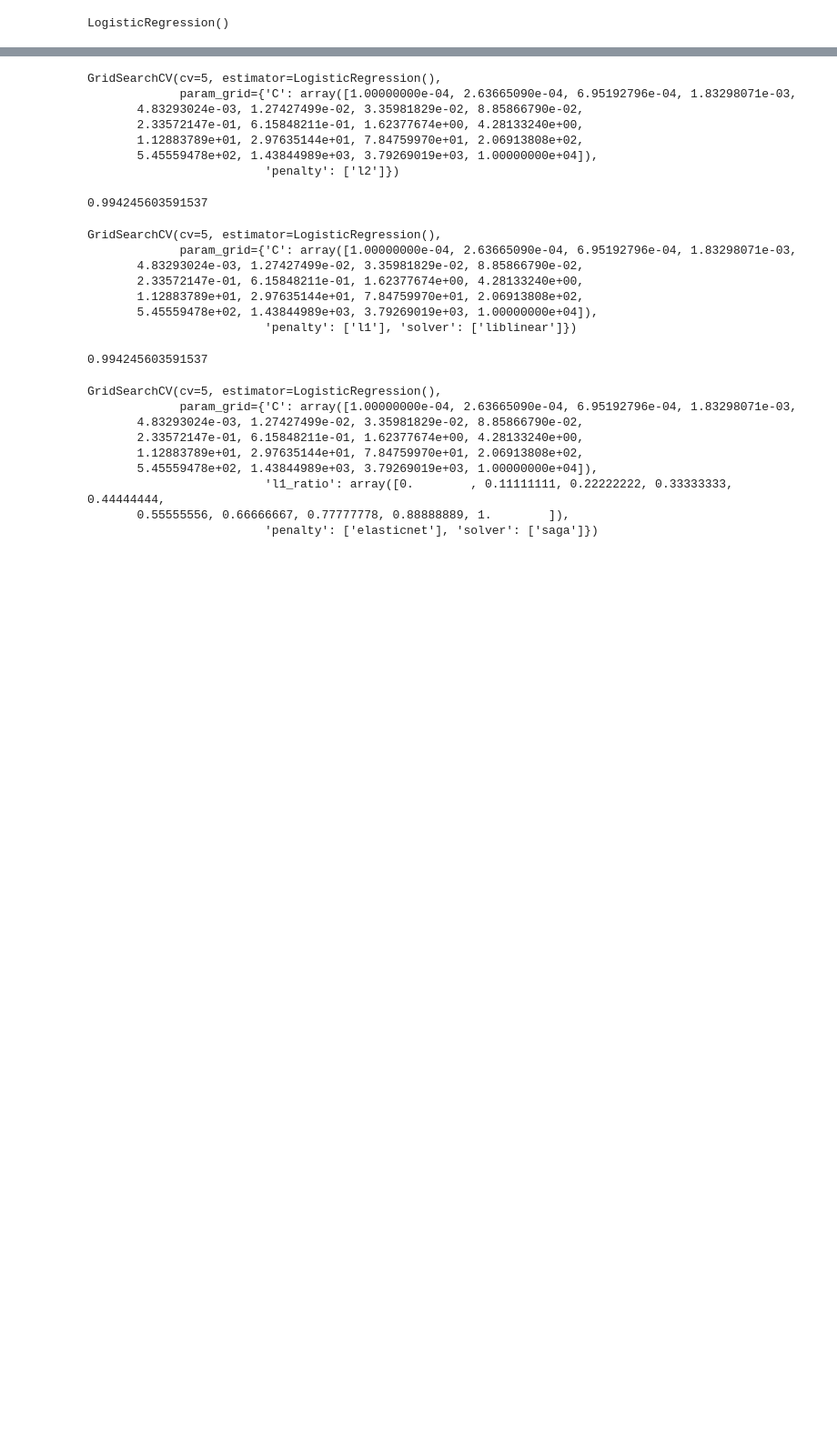
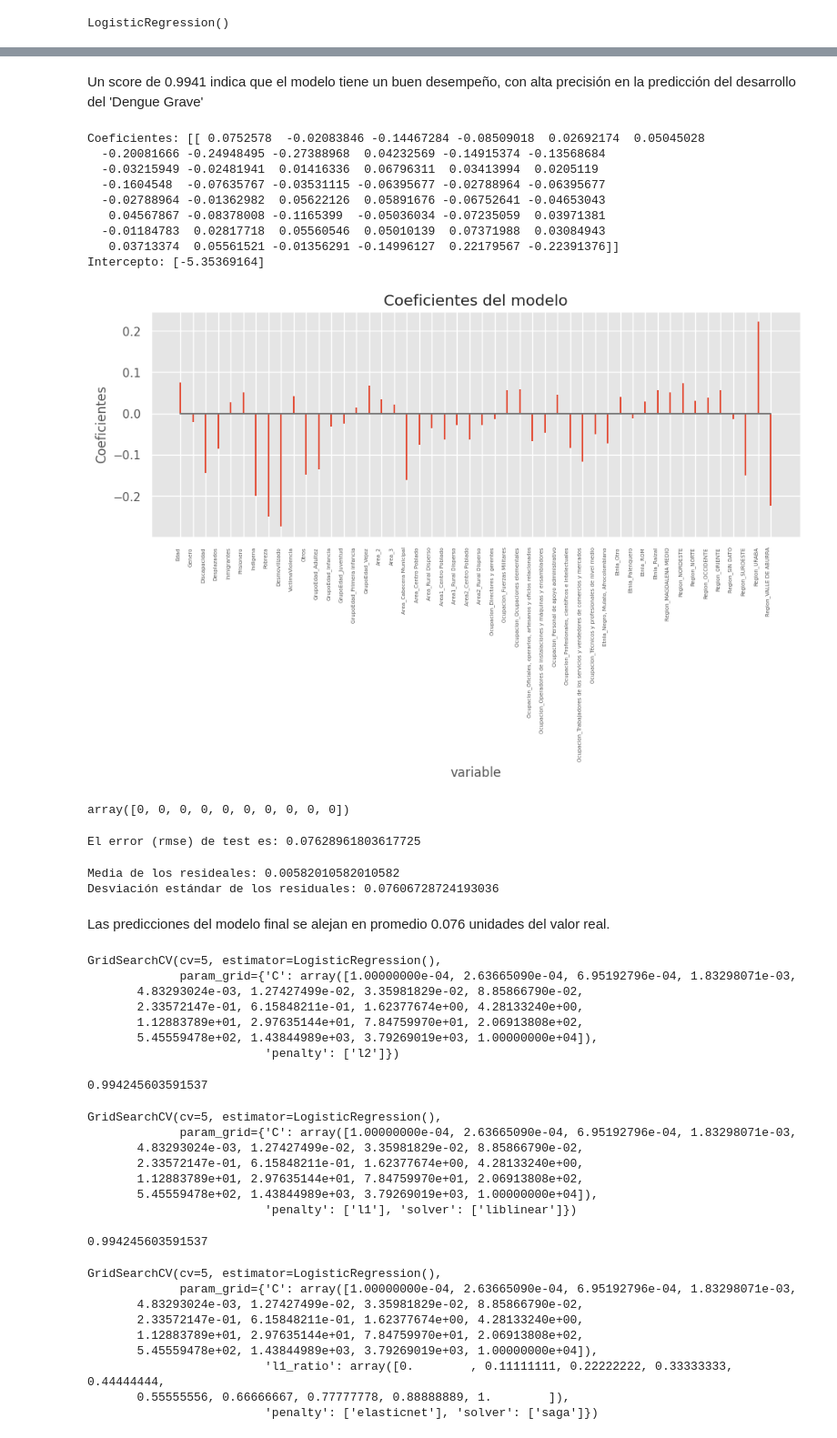
Before and after one commit to cam2149/MachinelearningI, a Jupyter notebook: Examen3_Ejercicio4.ipynb, the cells around one changed output, grey strips where cells are left out. Shown at 91% size. Drawn from its saved outputs; the diff is of its cells as text; code cells hidden in the pictures; blank space fills up the shorter version.

```diff
--- a/Examen3_Ejercicio4.ipynb
+++ b/Examen3_Ejercicio4.ipynb
@@ -220,16 +385,16 @@ dfDengue.tail()
 # %%
 # Filtrar las variables socio-demográficas
-socio_demo_vars = ['Edad', 'GrupoEdad', 'Genero', 'Area', 'Area1', 'Area2','Ocupacion', 'Etnia', 'Discapacidad', 'Desplazados', 'Inmigrantes', 'Prisionero', 'Embarazada', 'Indigena', 'Pobreza', 'Gestante','Desmovilizado', 'VictimaViolencia', 'Otros', 'Region', 'NombreEvento']
-df_socio_demo = dfDengue[socio_demo_vars].copy()
+socio_demo_vars = ['Edad', 'GrupoEdad', 'Genero', 'Area', 'Area1', 'Area2','Ocupacion', 'Etnia', 'Discapacidad', 'Desplazados', 'Inmigrantes', 'Prisionero', 'Indigena', 'Pobreza', 'Desmovilizado', 'VictimaViolencia', 'Otros', 'Region', 'NombreEvento']
+dfDengueSocioDemo = dfDengue[socio_demo_vars].copy()
 
 # Convertir variables categóricas a numéricas usando one-hot encoding
-df_socio_demo = pd.get_dummies(df_socio_demo,
+dfDengueSocioDemo = pd.get_dummies(dfDengueSocioDemo,
                                columns=['GrupoEdad', 'Area', 'Area1', 'Area2','Ocupacion', 'Etnia','Region'],
                                drop_first=True)
 
 # Definir variables predictoras (X) y variable objetivo (y)
-X = df_socio_demo.drop('NombreEvento', axis=1)
-y = (df_socio_demo['NombreEvento'] == 2).astype(int)
+X = dfDengueSocioDemo.drop('NombreEvento', axis=1)
+y = (dfDengueSocioDemo['NombreEvento'] == 2).astype(int)
 
 # Escalar las variables predictoras
 scaler = StandardScaler()
@@ -238,7 +405,7 @@ X_scaled = scaler.fit_transform(X)
 
 # Dividir los datos en conjuntos de entrenamiento y prueba (opcional, para evaluar el modelo)
 from sklearn.model_selection import train_test_split
-X_train, X_test, y_train, y_test = train_test_split(X_scaled, y, test_size=0.2, random_state=42)
+X_train, X_test, y_train, y_test = train_test_split(X_scaled, y, test_size=0.3, random_state=42)
 
 # Ajustar modelo Logit
 logit_model = LogisticRegression()
@@ -252,3 +419,61 @@ logit_model.score(X_train, y_train)
+# %% [markdown]
+Un score de 0.9941 indica que el modelo tiene un buen desempeño, con alta precisión en la predicción del desarrollo del 'Dengue Grave'
+# %%
+# Coeficientes del modelo
+# ==============================================================================
+coefficients = logit_model.coef_
+intercept = logit_model.intercept_
+
+print("Coeficientes:", coefficients)
+print("Intercepto:", intercept)
+dfDenge_coeficientes = pd.DataFrame({'predictor': X.columns, 'coef': logit_model.coef_[0]})
+
+fig, ax = plt.subplots(figsize=(11, 3.84))
+ax.stem(dfDenge_coeficientes.predictor, dfDenge_coeficientes.coef, markerfmt=' ')
+plt.xticks(rotation=90, ha='right', size=5)
+ax.set_xlabel('variable')
+ax.set_ylabel('Coeficientes')
+ax.set_title('Coeficientes del modelo');
+# %% [output]
+Coeficientes: [[ 0.0752578  -0.02083846 -0.14467284 -0.08509018  0.02692174  0.05045028
+  -0.20081666 -0.24948495 -0.27388968  0.04232569 -0.14915374 -0.13568684
+  -0.03215949 -0.02481941  0.01416336  0.06796311  0.03413994  0.0205119
+  -0.1604548  -0.07635767 -0.03531115 -0.06395677 -0.02788964 -0.06395677
+  -0.02788964 -0.01362982  0.05622126  0.05891676 -0.06752641 -0.04653043
+   0.04567867 -0.08378008 -0.1165399  -0.05036034 -0.07235059  0.03971381
+  -0.01184783  0.02817718  0.05560546  0.05010139  0.07371988  0.03084943
+   0.03713374  0.05561521 -0.01356291 -0.14996127  0.22179567 -0.22391376]]
+Intercepto: [-5.35369164]
+[figure, added]
+# %%
+# Predicciones test
+# ==============================================================================
+predicciones = logit_model.predict(X_test)
+predicciones = predicciones.flatten()
+predicciones[:10]
+# %% [output]
+array([0, 0, 0, 0, 0, 0, 0, 0, 0, 0])
+# %%
+# Error de test del modelo
+# ==============================================================================
+rmse_ols = mean_squared_error(
+            y_true  = y_test,
+            y_pred  = predicciones,
+            squared = False
+           )
+print("")
+print(f"El error (rmse) de test es: {rmse_ols}")
+# %% [output]
+El error (rmse) de test es: 0.07628961803617725
+# %%
+residuals = y_test - predicciones
+print("Media de los resideales:", np.mean(residuals))
+print("Desviación estándar de los residuales:", np.std(residuals))
+# %% [output]
+Media de los resideales: 0.00582010582010582
+Desviación estándar de los residuales: 0.07606728724193036
+# %% [markdown]
+Las predicciones del modelo final se alejan en promedio 0.076 unidades del valor real.
 # %%
 
 # Ajustar modelo Logit-Ridge
```
Also changed, not shown: parts of 29 cells of this notebook.
